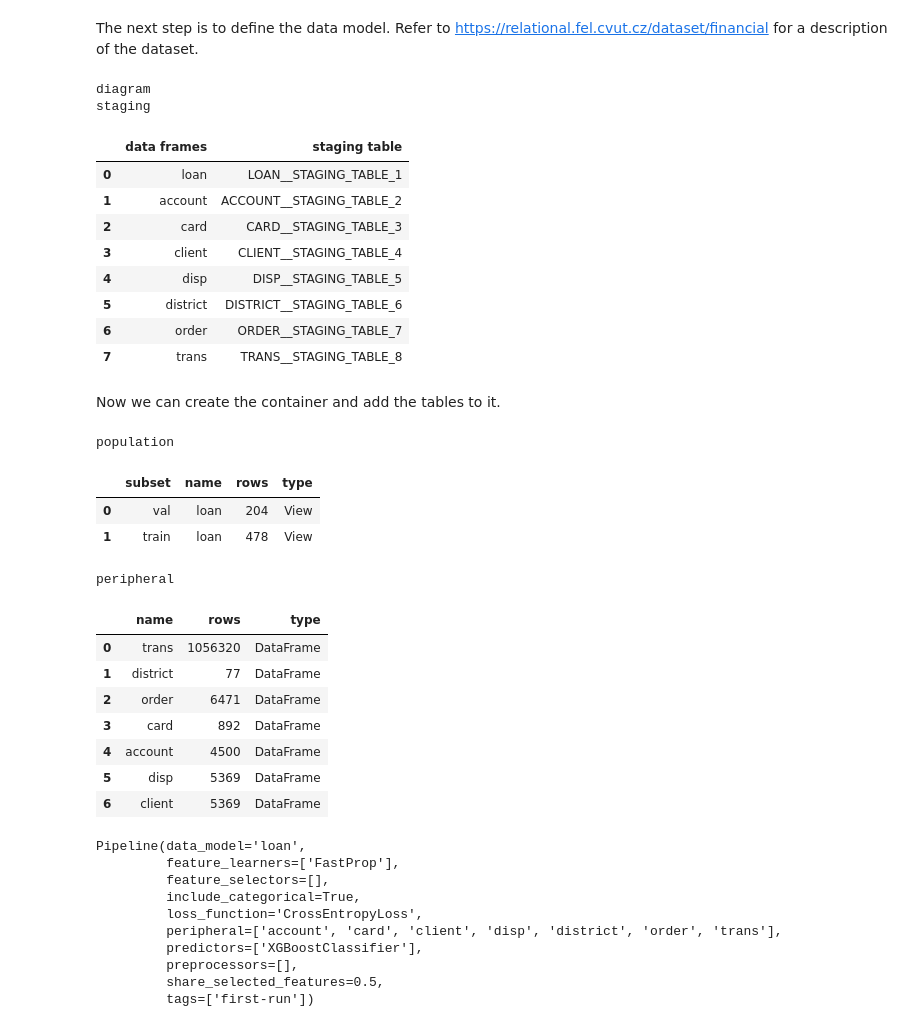
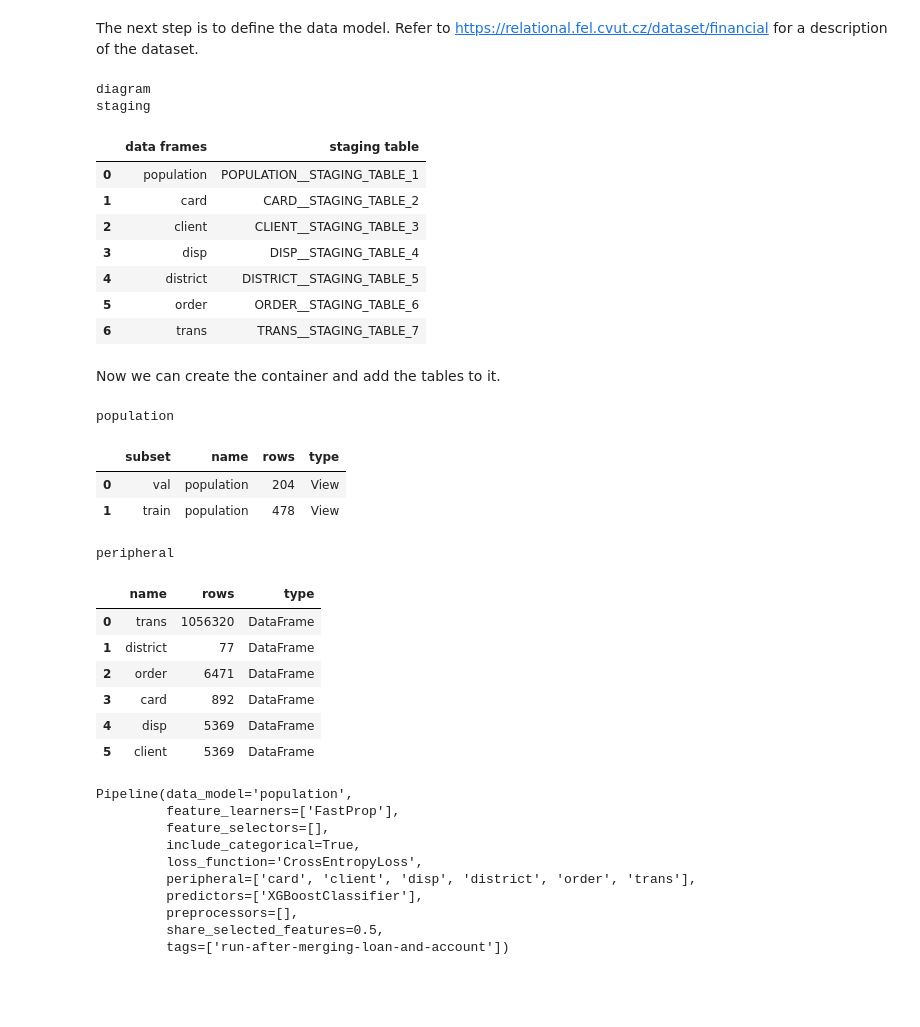
Before and after one commit to getml/getml-relbench, a Jupyter notebook: financial.ipynb, the cells around one changed output. Saved outputs shown, nothing was run; the diff lists cells and outputs as text; code cells hidden in the pictures; blank space fills up the shorter version.

```diff
--- a/financial.ipynb
+++ b/financial.ipynb
@@ -129,5 +129,6 @@ loan_pdf = loan.to_pandas()
 account_pdf = account.to_pandas()
 
 population_pdf = loan_pdf.merge(account_pdf, on='account_id', how='left', suffixes=('_loan', '_account'))
-population_pdf
+population = getml.data.DataFrame.from_pandas(population_pdf, name='population')
+population
 # %% [output]
@@ -147,8 +152,9 @@ population_pdf
 # %%
-# TODO: Annotate remaining columns with roles
-loan.set_role(['status=0', 'status=1', 'status=2', 'status=3'], getml.data.roles.target)
-loan.set_role(["account_id", "loan_id"], getml.data.roles.join_key)
-loan.set_role(["date"], getml.data.roles.time_stamp)
-loan.set_role(["duration", "amount", "payments"], getml.data.roles.numerical)
-loan
+population.set_role(['status=0', 'status=1', 'status=2', 'status=3'], getml.data.roles.target)
+population.set_role(["account_id", "loan_id", "district_id"], getml.data.roles.join_key)
+population.set_role(["date_loan", "date_account"], getml.data.roles.time_stamp)
+population.set_role(["duration", "amount", "payments"], getml.data.roles.numerical)
+population.set_role(["frequency"], getml.data.roles.categorical)
+
+population
 # %% [output]
@@ -344,52 +325,55 @@ type: getml.DataFrame
 The next step is to define the data model. Refer to [https://relational.fel.cvut.cz/dataset/financial](https://relational.fel.cvut.cz/dataset/financial)
 for a description of the dataset.
 # %%
-dm = getml.data.DataModel(population=loan.to_placeholder())
-dm.add(getml.data.to_placeholder(**peripheral))
+dm = getml.data.DataModel(population=population.to_placeholder())
+dm.add(getml.data.to_placeholder(trans=trans, order=order, card=card,
+                                 district=district, disp=disp, client=client))
 
-dm.population.join(dm.account, on="account_id", time_stamps="date")
-dm.account.join(dm.order, on="account_id")
-dm.account.join(dm.trans, on="account_id", time_stamps="date")
-dm.account.join(dm.disp, on="account_id")
-dm.account.join(dm.district, on="district_id")
+dm.population.join(dm.order, on="account_id")
+dm.population.join(dm.trans, on="account_id", time_stamps=("date_loan", "date"))
+dm.population.join(dm.disp, on="account_id")
+dm.population.join(dm.district, on="district_id")
 dm.disp.join(dm.client, on="client_id")
 dm.disp.join(dm.card, on="disp_id")
 dm.client.join(dm.district, on="district_id")
 
 dm
 # %% [output]
 diagram
 staging
 |  | data frames | staging table |
-| 0 | loan | LOAN__STAGING_TABLE_1 |
-| 1 | account | ACCOUNT__STAGING_TABLE_2 |
-| 2 | card | CARD__STAGING_TABLE_3 |
-| 3 | client | CLIENT__STAGING_TABLE_4 |
-| 4 | disp | DISP__STAGING_TABLE_5 |
-| 5 | district | DISTRICT__STAGING_TABLE_6 |
-| 6 | order | ORDER__STAGING_TABLE_7 |
-| 7 | trans | TRANS__STAGING_TABLE_8 |
+| 0 | population | POPULATION__STAGING_TABLE_1 |
+| 1 | card | CARD__STAGING_TABLE_2 |
+| 2 | client | CLIENT__STAGING_TABLE_3 |
+| 3 | disp | DISP__STAGING_TABLE_4 |
+| 4 | district | DISTRICT__STAGING_TABLE_5 |
+| 5 | order | ORDER__STAGING_TABLE_6 |
+| 6 | trans | TRANS__STAGING_TABLE_7 |
 # %% [markdown]
 Now we can create the container and add the tables to it.
 # %%
-container = getml.data.Container(population=loan, split=loan.split)
-container.add(**peripheral)
+container = getml.data.Container(population=population, split=population.split)
+container.add(trans,
+    district,
+    order,
+    card,
+    disp,
+    client)
 
 container
 # %% [output]
 population
 |  | subset | name | rows | type |
-| 0 | val | loan | 204 | View |
-| 1 | train | loan | 478 | View |
+| 0 | val | population | 204 | View |
+| 1 | train | population | 478 | View |
 peripheral
 |  | name | rows | type |
 | 0 | trans | 1056320 | DataFrame |
 | 1 | district | 77 | DataFrame |
 | 2 | order | 6471 | DataFrame |
 | 3 | card | 892 | DataFrame |
-| 4 | account | 4500 | DataFrame |
-| 5 | disp | 5369 | DataFrame |
-| 6 | client | 5369 | DataFrame |
+| 4 | disp | 5369 | DataFrame |
+| 5 | client | 5369 | DataFrame |
 # %%
 fast_prop = getml.feature_learning.FastProp(
     loss_function=getml.feature_learning.loss_functions.CrossEntropyLoss,
@@ -400,7 +384,7 @@ predictor = getml.predictors.XGBoostClassifier()
 text_field_splitter = getml.preprocessors.TextFieldSplitter()
 
 pipe = getml.Pipeline(
-    tags=['first-run'],
+    tags=['run-after-merging-loan-and-account'],
     data_model=dm,
     feature_learners=[fast_prop],
     # preprocessors=[text_field_splitter],
@@ -410,16 +394,16 @@ pipe = getml.Pipeline(
 
 pipe
 # %% [output]
-Pipeline(data_model='loan',
+Pipeline(data_model='population',
          feature_learners=['FastProp'],
          feature_selectors=[],
          include_categorical=True,
          loss_function='CrossEntropyLoss',
-         peripheral=['account', 'card', 'client', 'disp', 'district', 'order', 'trans'],
+         peripheral=['card', 'client', 'disp', 'district', 'order', 'trans'],
          predictors=['XGBoostClassifier'],
          preprocessors=[],
          share_selected_features=0.5,
-         tags=['first-run'])
+         tags=['run-after-merging-loan-and-account'])
 # %%
 pipe.fit(container.train)
 # %% [output]
```
Also changed, not shown: parts of 6 cells of this notebook.
